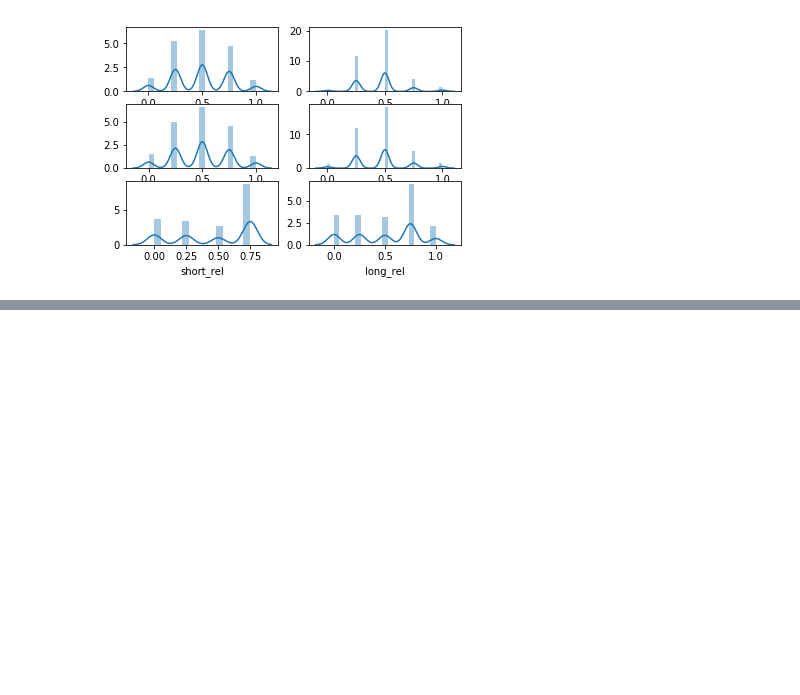
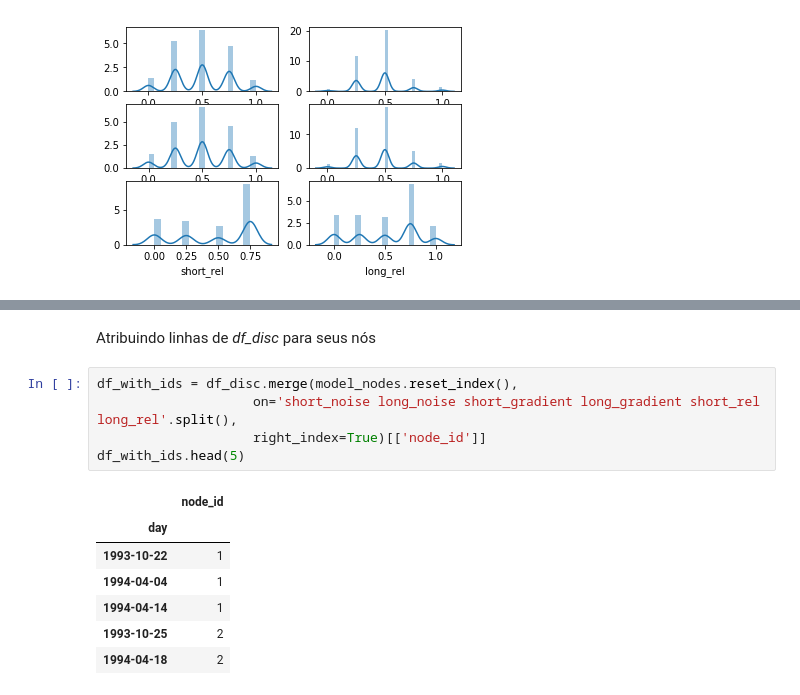
Before and after one commit to E-Trindade/complex_networks-bvsp, a Jupyter notebook: Ep2.ipynb, the cells around one changed output, grey strips where cells are left out. Drawn from its saved outputs; the diff is of its cells as text; blank space fills up the shorter version.

```diff
--- a/Ep2.ipynb
+++ b/Ep2.ipynb
@@ -155,0 +166,15 @@ sns.distplot(df_disc.long_rel, ax=axs[2][1])
+# %% [markdown]
+Atribuindo linhas de _df_disc_ para seus nós
+# %%
+df_with_ids = df_disc.merge(model_nodes.reset_index(),
+                    on='short_noise long_noise short_gradient long_gradient short_rel long_rel'.split(),
+                    right_index=True)[['node_id']]
+df_with_ids.head(5)
+# %% [output]
+|  | node_id |
+| day |  |
+| 1993-10-22 | 1 |
+| 1994-04-04 | 1 |
+| 1994-04-14 | 1 |
+| 1993-10-25 | 2 |
+| 1994-04-18 | 2 |
```
Also changed, not shown: parts of 12 cells of this notebook, 4 other files.
